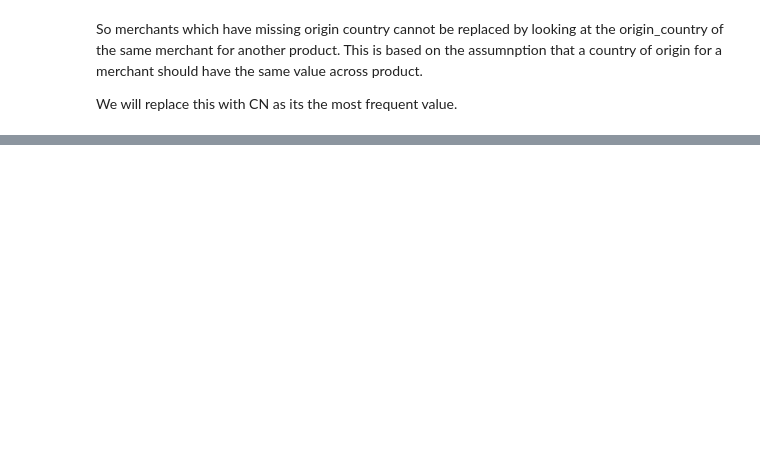
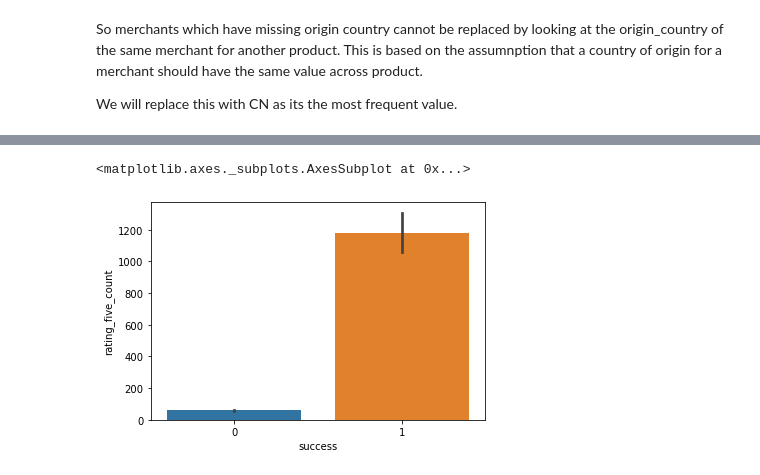
Before and after one commit to pritesh-ranjan/Wish.com-Sales-Data-Predictive-Analytics, a Jupyter notebook: exploratory-data-analysis-of-wish-com-sales.ipynb, the cells around one changed output, grey strips where cells are left out. Saved outputs shown, nothing was run; the diff lists cells and outputs as text; code cells hidden in the pictures; blank space fills up the shorter version.

```diff
--- a/exploratory-data-analysis-of-wish-com-sales.ipynb
+++ b/exploratory-data-analysis-of-wish-com-sales.ipynb
@@ -267,0 +567,3 @@ product_sales_df['success'] = product_sales_df['units_sold'].apply(lambda x: 1 i
+# %%
+product_sales_df.update(product_sales_df[['rating_five_count', 'rating_four_count', 'rating_three_count','rating_two_count', 'rating_one_count']].fillna(0))
+product_sales_df.loc[product_sales_df['rating_count']==0, 'rating'] = 0
@@ -267,0 +582,5 @@ product_sales_df['success'] = product_sales_df['units_sold'].apply(lambda x: 1 i
+# %%
+sns.barplot(x='success', y='rating_five_count', data=product_sales_df)
+# %% [output]
+<matplotlib.axes._subplots.AxesSubplot at 0x...>
+[figure, added]
```
Also changed, not shown: parts of 40 cells of this notebook.
